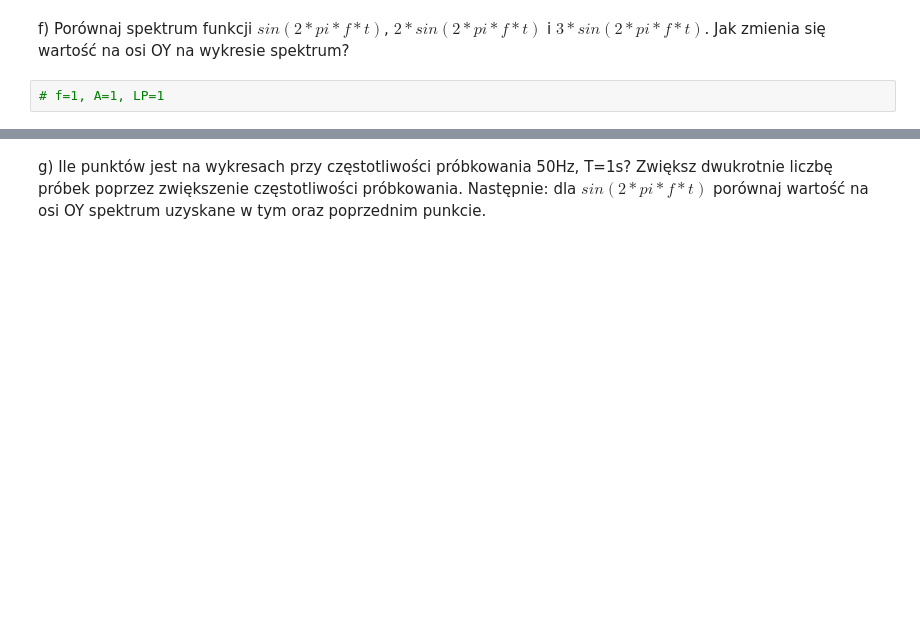
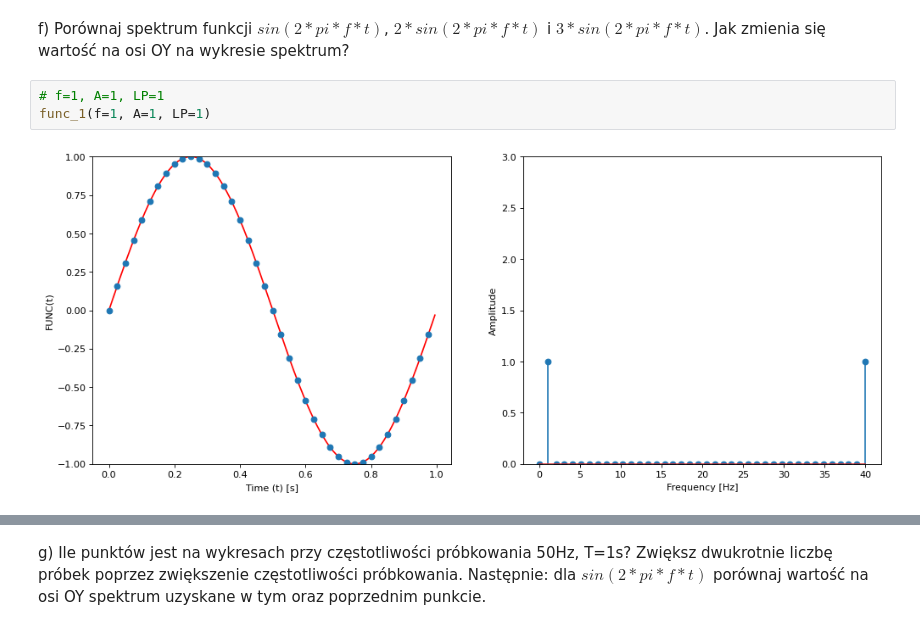
Before and after one commit to Domikado5/kck, a Jupyter notebook: lab8 - signals/Sygnaly-Lab1-clear.ipynb, the cells around one changed output, grey strips where cells are left out. Drawn from its saved outputs; the diff is of its cells as text; blank space fills up the shorter version.

```diff
--- a/lab8 - signals/Sygnaly-Lab1-clear.ipynb
+++ b/lab8 - signals/Sygnaly-Lab1-clear.ipynb
@@ -108,5 +154,8 @@ d) Podpisz osie obu wykresów, używając funkcji xlabel() i ylabel(). Pamiętaj
 f) Porównaj spektrum funkcji $sin(2*pi*f*t)$, $2*sin(2*pi*f*t)$ i $3*sin(2*pi*f*t)$. Jak zmienia się wartość na osi OY na wykresie spektrum?
 # %%
 # f=1, A=1, LP=1
+func_1(f=1, A=1, LP=1)
+# %% [output]
+[figure, added]
 # %%
 # f=1, A=2, LP=1
```
Also changed, not shown: parts of 48 cells of this notebook.
